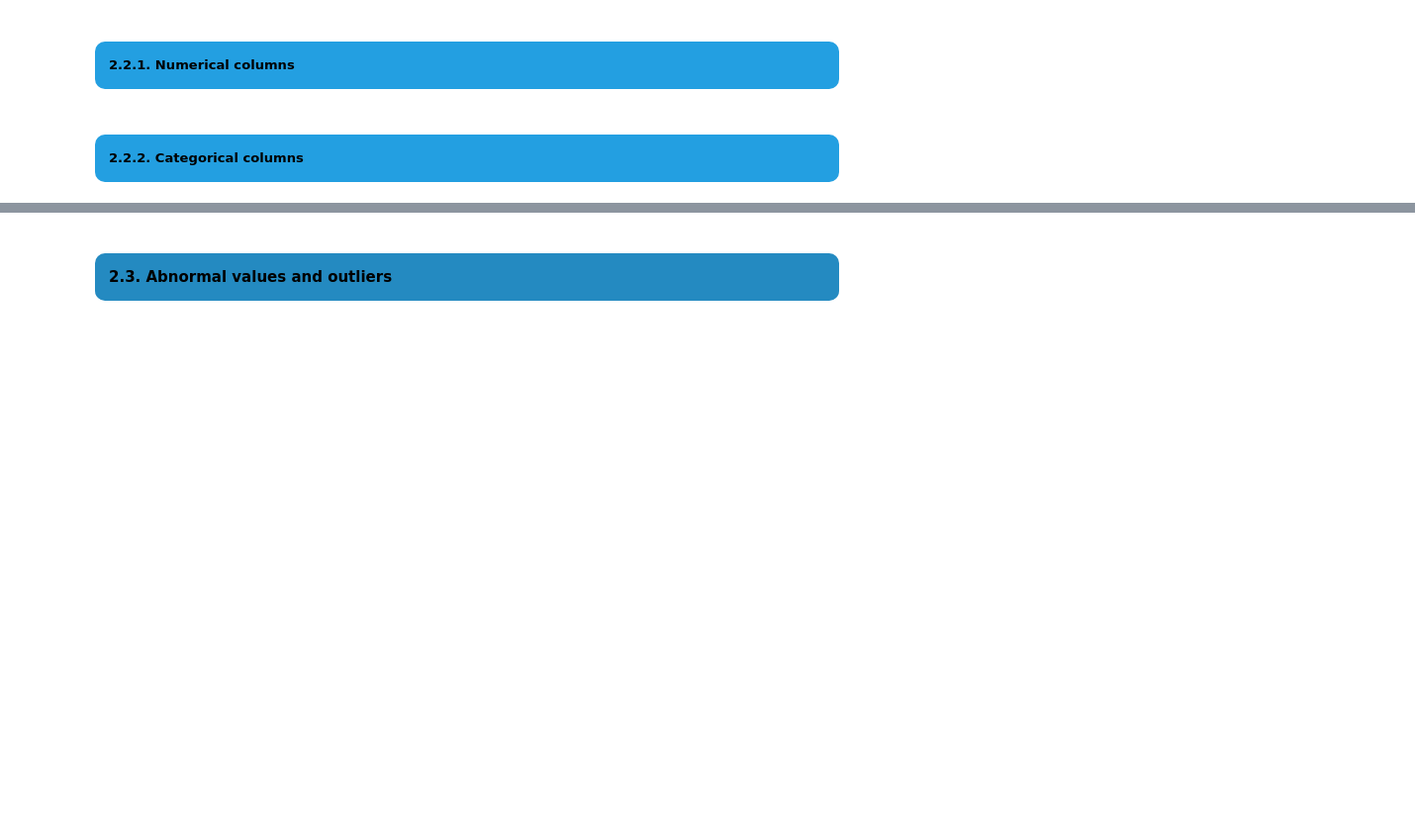
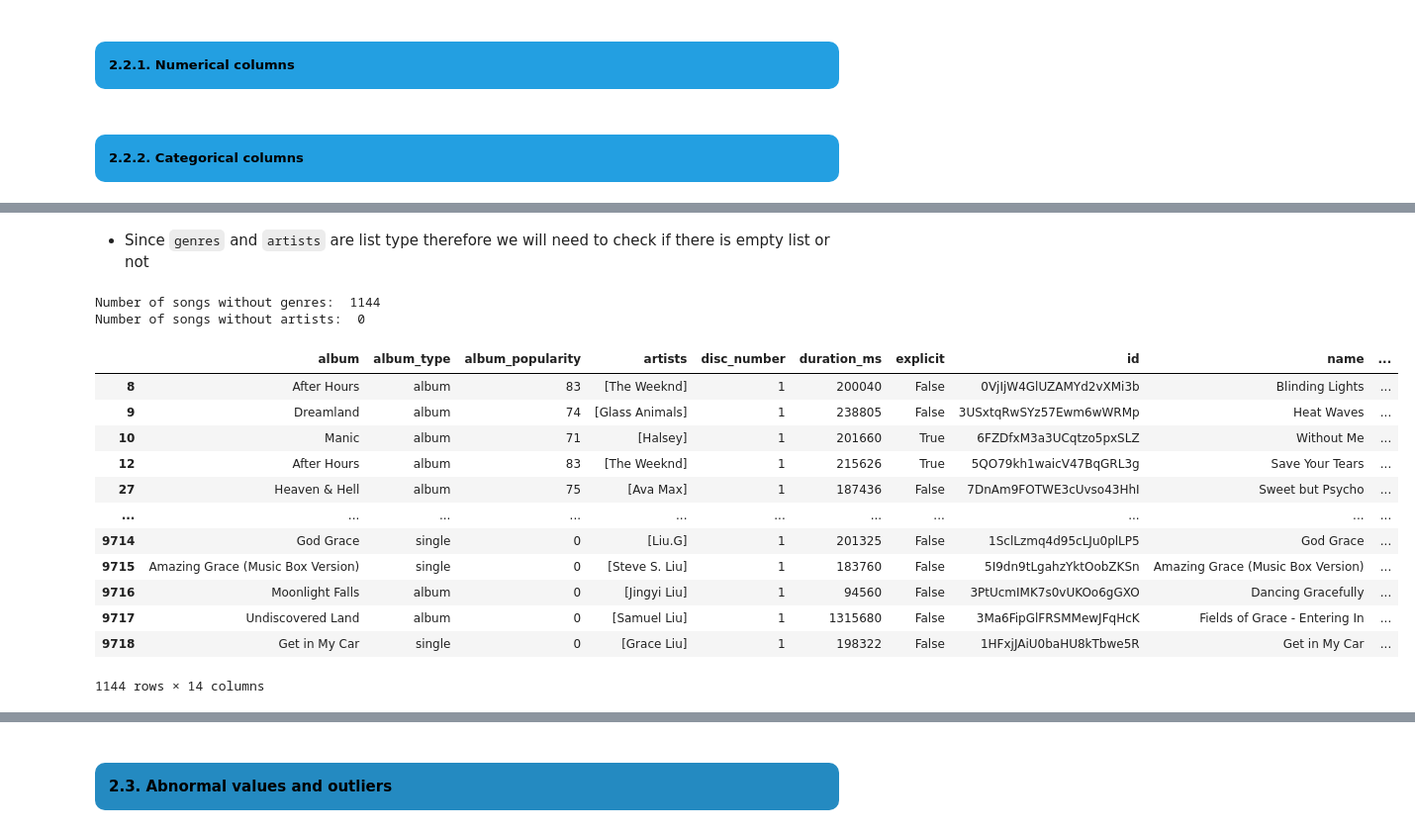
Before and after one commit to truongthuankiet1990gmailcom/Data-Visualization-HW1, a Jupyter notebook: notebook.ipynb, the cells around one changed output, grey strips where cells are left out. Shown at 99% size. Drawn from its saved outputs; the diff is of its cells as text; code cells hidden in the pictures; blank space fills up the shorter version.

Commit message:
modify genres

```diff
--- a/notebook.ipynb
+++ b/notebook.ipynb
@@ -1515,7 +1517,7 @@ song_df['release_date'] = song_df['release_date'].apply(to_datetime)
 # %%
 #Apply string to list transformation
 def reformat_list(string):
-    processed_string = string.replace('[','').replace(']','').replace("'",'').replace(' ','')
+    processed_string = string.replace('[','').replace(']','').replace("'",'')
     result = [] if processed_string == '' else processed_string.split(',')
     return result
 
@@ -1591,0 +1634,28 @@ dtype: int64
+# %% [markdown]
+- Since `genres` and `artists` are list type therefore we will need to check if there is empty list or not
+# %%
+# Get the count of [] in genres and artists columns
+empty_genres = len(song_df[song_df['genres'].apply(lambda x: isinstance(x, list) and len(x) == 0)])
+empty_artists = len(song_df[song_df['artists'].apply(lambda x: isinstance(x, list) and len(x) == 0)])
+print("Number of songs without genres: ", empty_genres)
+print("Number of songs without artists: ", empty_artists)
+# %% [output]
+Number of songs without genres:  1144
+Number of songs without artists:  0
+# %%
+# Check rows with empty genres
+song_df[song_df['genres'].apply(lambda x: isinstance(x, list) and len(x) == 0)]
+# %% [output]
+|  | album | album_type | album_popularity | artists | disc_number | duration_ms | explicit | id | name | ... |
+| 8 | After Hours | album | 83 | [The Weeknd] | 1 | 200040 | False | 0VjIjW4GlUZAMYd2vXMi3b | Blinding Lights | ... |
+| 9 | Dreamland | album | 74 | [Glass Animals] | 1 | 238805 | False | 3USxtqRwSYz57Ewm6wWRMp | Heat Waves | ... |
+| 10 | Manic | album | 71 | [Halsey] | 1 | 201660 | True | 6FZDfxM3a3UCqtzo5pxSLZ | Without Me | ... |
+| 12 | After Hours | album | 83 | [The Weeknd] | 1 | 215626 | True | 5QO79kh1waicV47BqGRL3g | Save Your Tears | ... |
+| 27 | Heaven & Hell | album | 75 | [Ava Max] | 1 | 187436 | False | 7DnAm9FOTWE3cUvso43HhI | Sweet but Psycho | ... |
+| ... | ... | ... | ... | ... | ... | ... | ... | ... | ... | ... |
+| 9714 | God Grace | single | 0 | [Liu.G] | 1 | 201325 | False | 1SclLzmq4d95cLJu0plLP5 | God Grace | ... |
+| 9715 | Amazing Grace (Music Box Version) | single | 0 | [Steve S. Liu] | 1 | 183760 | False | 5I9dn9tLgahzYktOobZKSn | Amazing Grace (Music Box Version) | ... |
+| 9716 | Moonlight Falls | album | 0 | [Jingyi Liu] | 1 | 94560 | False | 3PtUcmIMK7s0vUKOo6gGXO | Dancing Gracefully | ... |
+| 9717 | Undiscovered Land | album | 0 | [Samuel Liu] | 1 | 1315680 | False | 3Ma6FipGlFRSMMewJFqHcK | Fields of Grace - Entering In | ... |
+| 9718 | Get in My Car | single | 0 | [Grace Liu] | 1 | 198322 | False | 1HFxjJAiU0baHU8kTbwe5R | Get in My Car | ... |
+1144 rows × 14 columns
```
Also changed, not shown: parts of 13 cells of this notebook, 1 other file.
